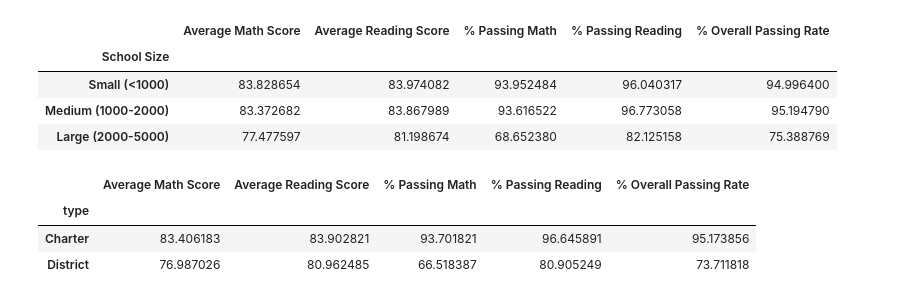
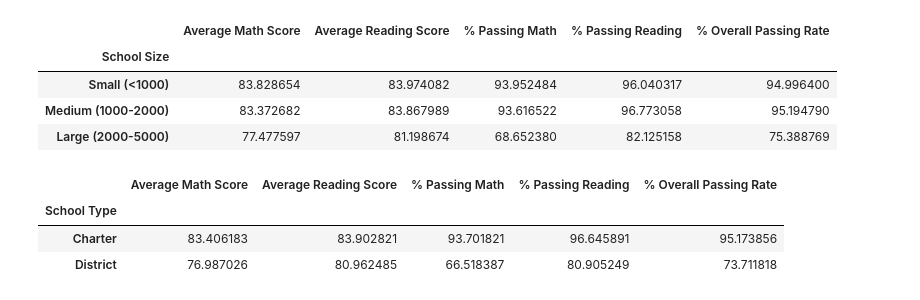
Before and after one commit to normalfactory/DataScience_Assignment_4, a Jupyter notebook: PyCity_Analysis.ipynb, the cells around one changed output. Drawn from its saved outputs; the diff is of its cells as text; code cells hidden in the pictures.

Commit message:
Updated score by school image

```diff
--- a/PyCity_Analysis.ipynb
+++ b/PyCity_Analysis.ipynb
@@ -449,8 +449,6 @@ def calculateSummary(summaryColumn, studentWithSchool_df):
     #- Create Data Frame
     schoolSummary_df = pd.DataFrame(schoolSummaryData)
 
-    #- Set Index to Summary Column
-    schoolSummary_df.set_index(summaryColumn, inplace = True)
 
     return schoolSummary_df
 # %%
@@ -519,21 +525,25 @@ schoolSizeSummary_df
 # %%
 #- Scores By School Type
 #  DataFrame already contains information on the school type; just calculate summary information
 
 
 #- Calculate Summary
 schoolTypeSummary_df = calculateSummary('type', studentWithSchool_df)
 
 
 #- Rename Column
 schoolTypeColumnRename = {"type": "School Type"}
 schoolTypeSummary_df = schoolTypeSummary_df.rename(columns=schoolTypeColumnRename)
 
 
+#- Set Index of DataFrame
+schoolTypeSummary_df.set_index('School Type', inplace = True)
+
+
 #- Display Results
 schoolTypeSummary_df
 # %% [output]
 |  | Average Math Score | Average Reading Score | % Passing Math | % Passing Reading | % Overall Passing Rate |
-| type |  |  |  |  |  |
+| School Type |  |  |  |  |  |
 | Charter | 83.406183 | 83.902821 | 93.701821 | 96.645891 | 95.173856 |
 | District | 76.987026 | 80.962485 | 66.518387 | 80.905249 | 73.711818 |
```
Also changed, not shown: parts of 2 cells of this notebook, 1 other file.
